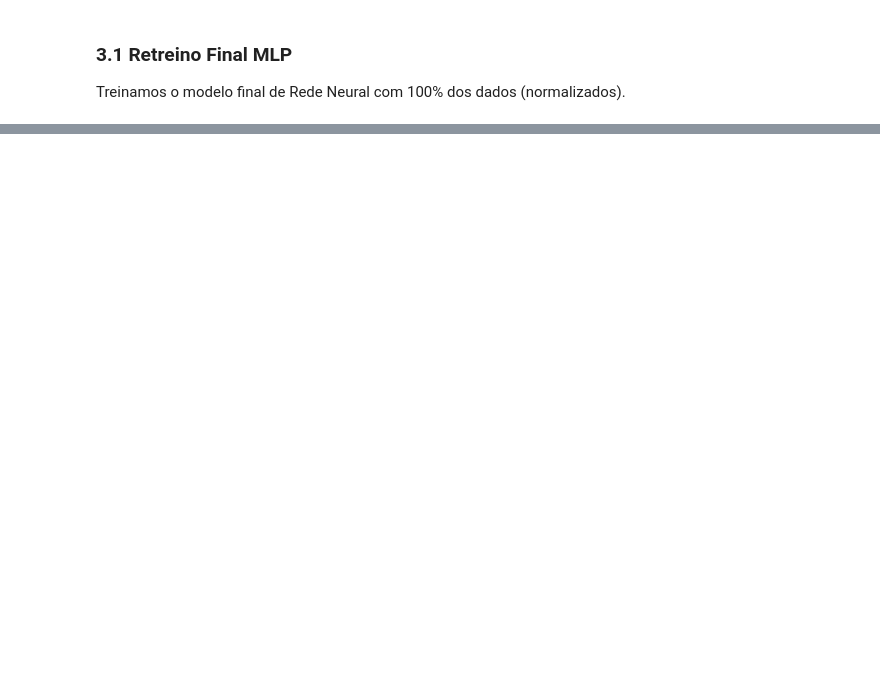
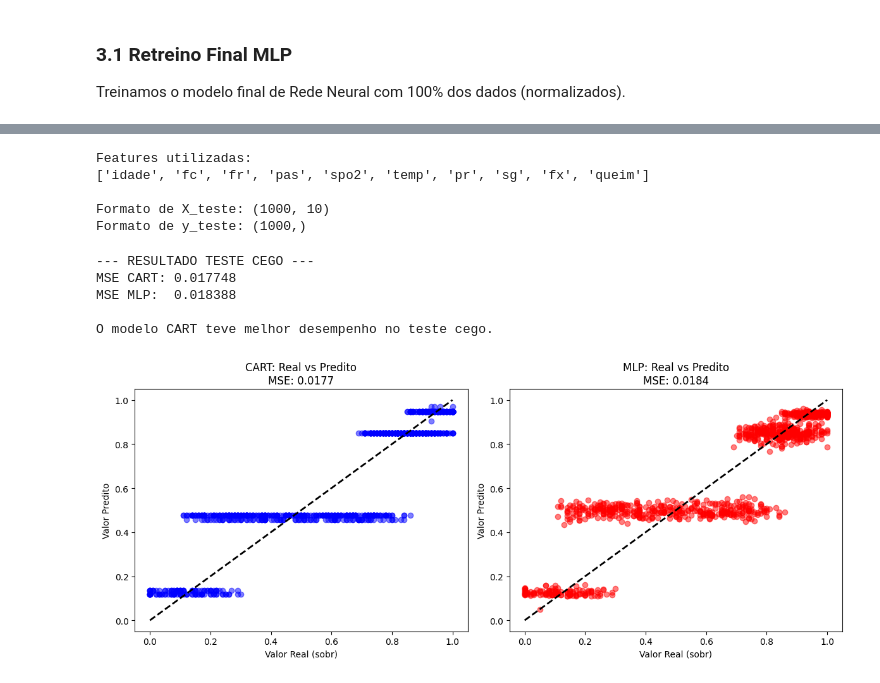
Before and after one commit to MatheusLoureiro2003/regressao_sistemas_inteligentes, a Jupyter notebook: regressao.ipynb, the cells around one changed output, grey strips where cells are left out. Cells and saved outputs as stored; diff of their text form; code cells hidden in the pictures; blank space fills up the shorter version.

```diff
--- a/regressao.ipynb
+++ b/regressao.ipynb
@@ -155,0 +245,72 @@ print("✅ Modelo MLP final treinado com 100% dos dados!")
+# %%
+# variável alvo (target)
+y_teste = df_teste_cego["sobr"]
+
+# colunas proibidas pelo trabalho
+colunas_proibidas = ["gcs", "avpu", "tri", "sobr"]
+
+# features (entradas)
+X_teste = df_teste_cego.drop(columns=colunas_proibidas)
+
+print("Features utilizadas:")
+print(list(X_teste.columns))
+
+print("\nFormato de X_teste:", X_teste.shape)
+print("Formato de y_teste:", y_teste.shape)
+# %% [output]
+Features utilizadas:
+['idade', 'fc', 'fr', 'pas', 'spo2', 'temp', 'pr', 'sg', 'fx', 'queim']
+
+Formato de X_teste: (1000, 10)
+Formato de y_teste: (1000,)
+# %%
+#predição com CART
+y_pred_cart = modelo_final_cart.predict(X_teste)
+
+#predição com MLP
+X_teste_scaled = scaler.transform(X_teste)
+y_pred_mlp = modelo_final_mlp.predict(X_teste_scaled)
+# %%
+from sklearn.metrics import mean_squared_error
+mse_final_cart = mean_squared_error(y_teste, y_pred_cart)
+mse_final_mlp = mean_squared_error(y_teste, y_pred_mlp)
+
+print(f"--- RESULTADO TESTE CEGO ---")
+print(f"MSE CART: {mse_final_cart:.6f}")
+print(f"MSE MLP:  {mse_final_mlp:.6f}")
+
+if mse_final_cart < mse_final_mlp:
+    print("\nO modelo CART teve melhor desempenho no teste cego.")
+else:
+   print("\nA Rede Neural (MLP) teve melhor desempenho no teste cego.")
+# %% [output]
+--- RESULTADO TESTE CEGO ---
+MSE CART: 0.017748
+MSE MLP:  0.018388
+
+O modelo CART teve melhor desempenho no teste cego.
+# %%
+import matplotlib.pyplot as plt
+
+plt.figure(figsize=(12, 5))
+
+#Gráfico CART
+plt.subplot(1, 2, 1)
+plt.scatter(y_teste, y_pred_cart, alpha=0.5, color='blue')
+plt.plot([0, 1], [0, 1], '--k', lw=2) # Linha da perfeição
+plt.title(f"CART: Real vs Predito\nMSE: {mse_final_cart:.4f}")
+plt.xlabel("Valor Real (sobr)")
+plt.ylabel("Valor Predito")
+
+# Gráfico MLP
+plt.subplot(1, 2, 2)
+plt.scatter(y_teste, y_pred_mlp, alpha=0.5, color='red')
+plt.plot([0, 1], [0, 1], '--k', lw=2) # Linha da perfeição
+plt.title(f"MLP: Real vs Predito\nMSE: {mse_final_mlp:.4f}")
+plt.xlabel("Valor Real (sobr)")
+plt.ylabel("Valor Predito")
+
+plt.tight_layout()
+plt.show()
+# %% [output]
+[figure, added]
```
Also changed, not shown: parts of 9 cells of this notebook, 1 other file.
